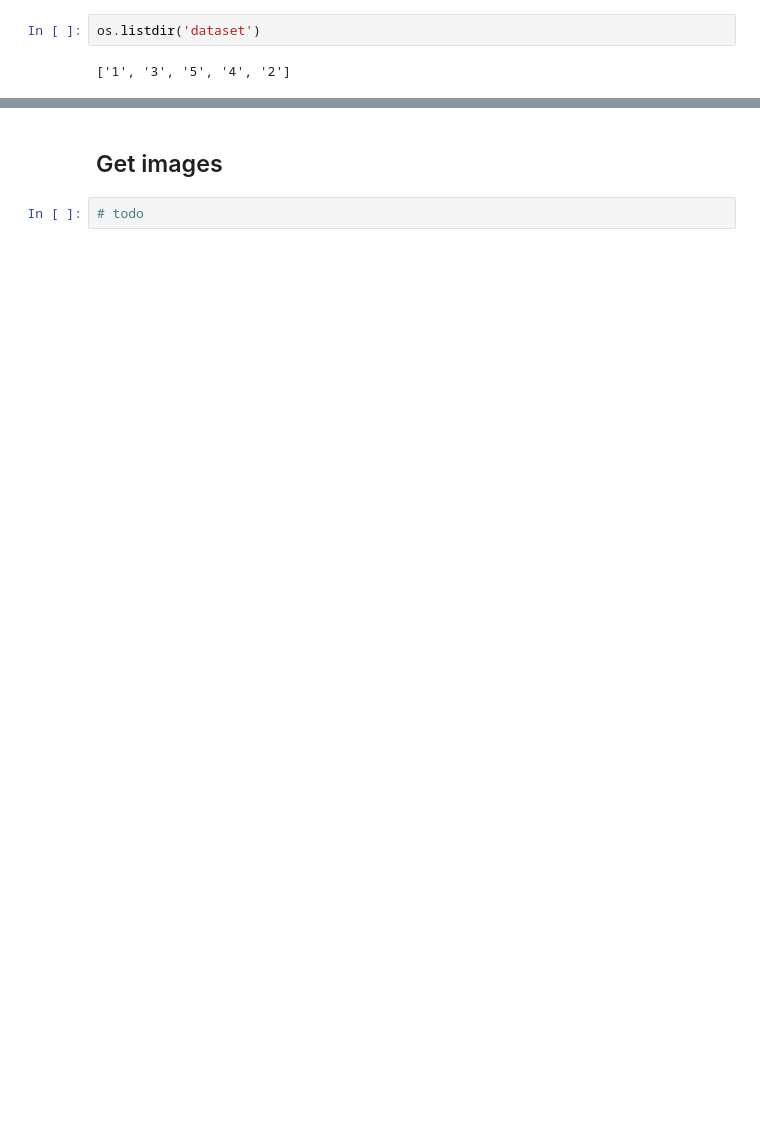
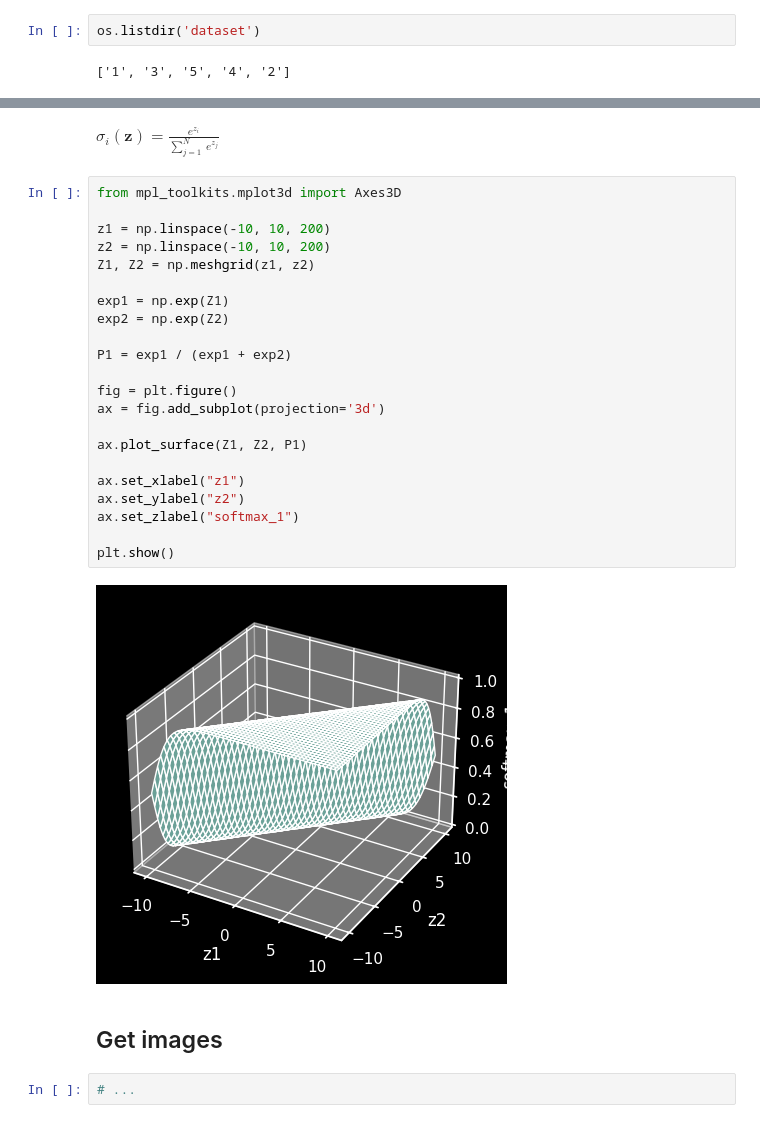
Before and after one commit to gpu-enjoyer/cnn-frogs, a Jupyter notebook: cnn.ipynb, the cells around one changed output, grey strips where cells are left out. Saved outputs shown, nothing was run; the diff lists cells and outputs as text; blank space fills up the shorter version.

```diff
--- a/cnn.ipynb
+++ b/cnn.ipynb
@@ -49,4 +82,30 @@ os.listdir('dataset')
+# %% [markdown]
+$\sigma_i(\mathbf{z}) = \frac{e^{z_i}}{\sum_{j=1}^N\ e^{z_j}}$
+# %%
+from mpl_toolkits.mplot3d import Axes3D
+
+z1 = np.linspace(-10, 10, 200)
+z2 = np.linspace(-10, 10, 200)
+Z1, Z2 = np.meshgrid(z1, z2)
+
+exp1 = np.exp(Z1)
+exp2 = np.exp(Z2)
+
+P1 = exp1 / (exp1 + exp2)
+
+fig = plt.figure()
+ax = fig.add_subplot(projection='3d')
+
+ax.plot_surface(Z1, Z2, P1)
+
+ax.set_xlabel("z1")
+ax.set_ylabel("z2")
+ax.set_zlabel("softmax_1")
+
+plt.show()
+# %% [output]
+[figure, added]
 # %% [markdown]
 ## Get images
 # %%
-# todo
+# ...
```
Also changed, not shown: parts of 7 cells of this notebook, 2 other files.
